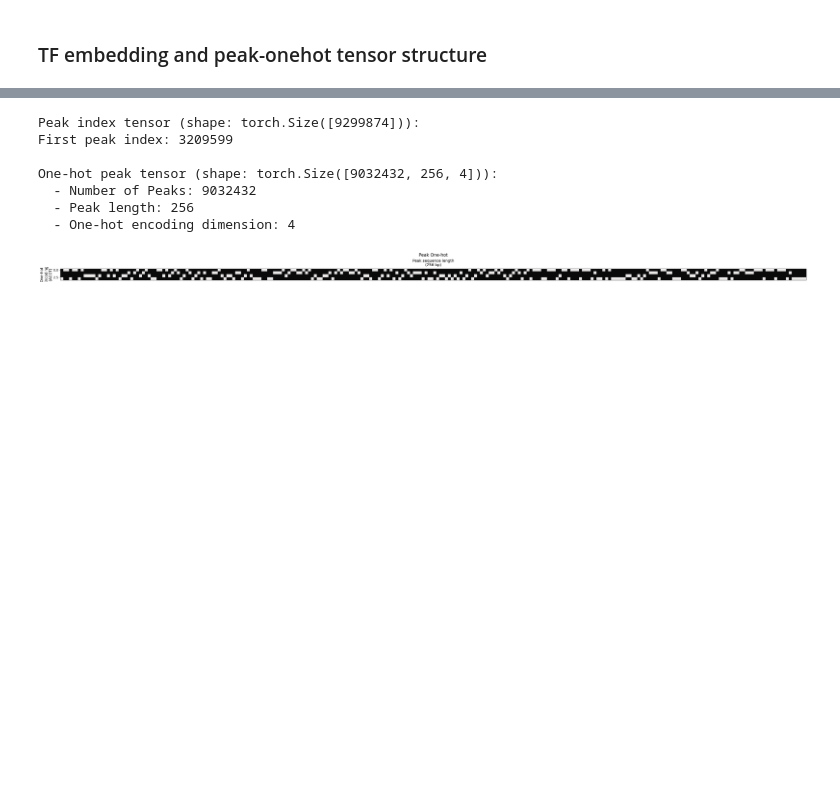
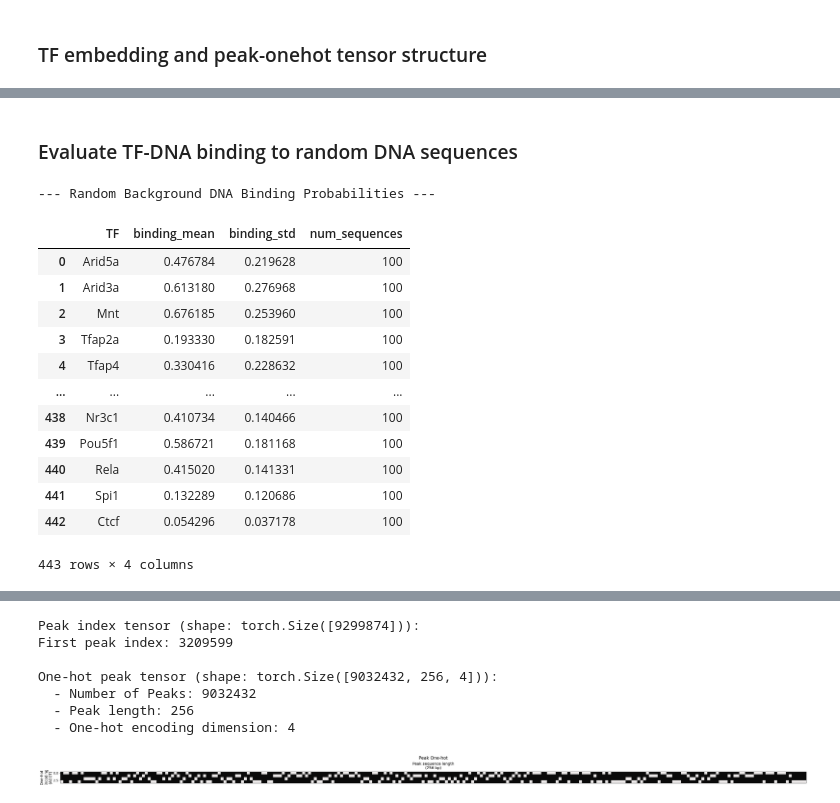
Before and after one commit to emoeller80281/Custom_GRN_Inference, a Jupyter notebook: TETHER/scripts/model_evaluation/explore_tf_dna_model_features.ipynb, the cells around one changed output, grey strips where cells are left out. Drawn from its saved outputs; the diff is of its cells as text; code cells hidden in the pictures; blank space fills up the shorter version.

```diff
--- a/TETHER/scripts/model_evaluation/explore_tf_dna_model_features.ipynb
+++ b/TETHER/scripts/model_evaluation/explore_tf_dna_model_features.ipynb
@@ -499,0 +537,51 @@ TF padding mask for the first TF (shape: torch.Size([5588])):
+# %% [markdown]
+### Evaluate TF-DNA binding to random DNA sequences
+# %%
+tf_dna_model.eval()
+tf_dna_model.to(device)
+
+num_rand_seqs = 100
+
+# Generate random background DNA sequences and convert them to one-hot encoding
+random_dna = torch.tensor(
+    [utils.onehot_dna_sequence(generate_random_background_dna_sequence(mm10_bg)) for _ in range(num_rand_seqs)],
+    device=device,
+    dtype=dtype
+    )
+
+# Calculate each TF's binding probabilities to the random background DNA sequences
+tf_random_binding_probs = {}
+for tf_idx in range(tf_embeddings_tensor.shape[0]):
+    # Expand the TF embedding and mask tensors to match the number of random DNA sequences
+    tf_embedding = tf_embeddings_tensor[tf_idx].expand(num_rand_seqs, -1, -1).to(device=device, dtype=dtype)
+    tf_mask = tf_mask_tensor[tf_idx].expand(num_rand_seqs, -1).to(device=device, dtype=torch.bool)
+
+    with torch.no_grad():
+        output_logits = tf_dna_model(tf_embedding, tf_mask, random_dna)
+        output_probs = torch.sigmoid(output_logits)
+
+    tf_random_binding_probs[tf_idx] = (output_probs.detach().cpu().numpy(), random_dna.shape[0])
+
+print("\n\n--- Random Background DNA Binding Probabilities ---")
+tf_random_binding_df = pd.DataFrame({
+    "TF": [tf_idx_to_name[tf_idx] for tf_idx in tf_random_binding_probs.keys()],
+    "binding_mean": [probs.mean() for probs, _ in tf_random_binding_probs.values()],
+    "binding_std": [probs.std() for probs, _ in tf_random_binding_probs.values()],
+    "num_sequences": [dna_count for _, dna_count in tf_random_binding_probs.values()]
+})
+tf_random_binding_df
+# %% [output]
+--- Random Background DNA Binding Probabilities ---
+|  | TF | binding_mean | binding_std | num_sequences |
+| 0 | Arid5a | 0.476784 | 0.219628 | 100 |
+| 1 | Arid3a | 0.613180 | 0.276968 | 100 |
+| 2 | Mnt | 0.676185 | 0.253960 | 100 |
+| 3 | Tfap2a | 0.193330 | 0.182591 | 100 |
+| 4 | Tfap4 | 0.330416 | 0.228632 | 100 |
+| ... | ... | ... | ... | ... |
+| 438 | Nr3c1 | 0.410734 | 0.140466 | 100 |
+| 439 | Pou5f1 | 0.586721 | 0.181168 | 100 |
+| 440 | Rela | 0.415020 | 0.141331 | 100 |
+| 441 | Spi1 | 0.132289 | 0.120686 | 100 |
+| 442 | Ctcf | 0.054296 | 0.037178 | 100 |
+443 rows × 4 columns
```
Also changed, not shown: parts of 17 cells of this notebook, 9 other files.
